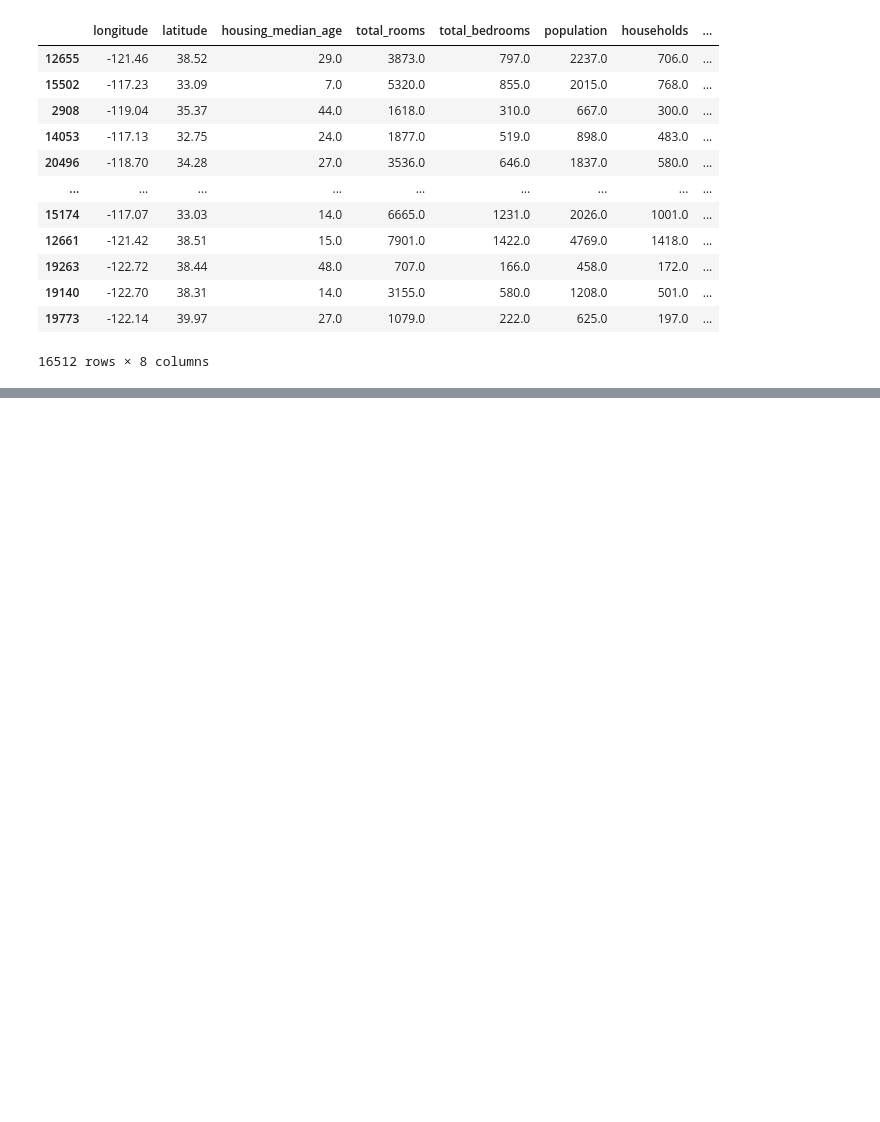
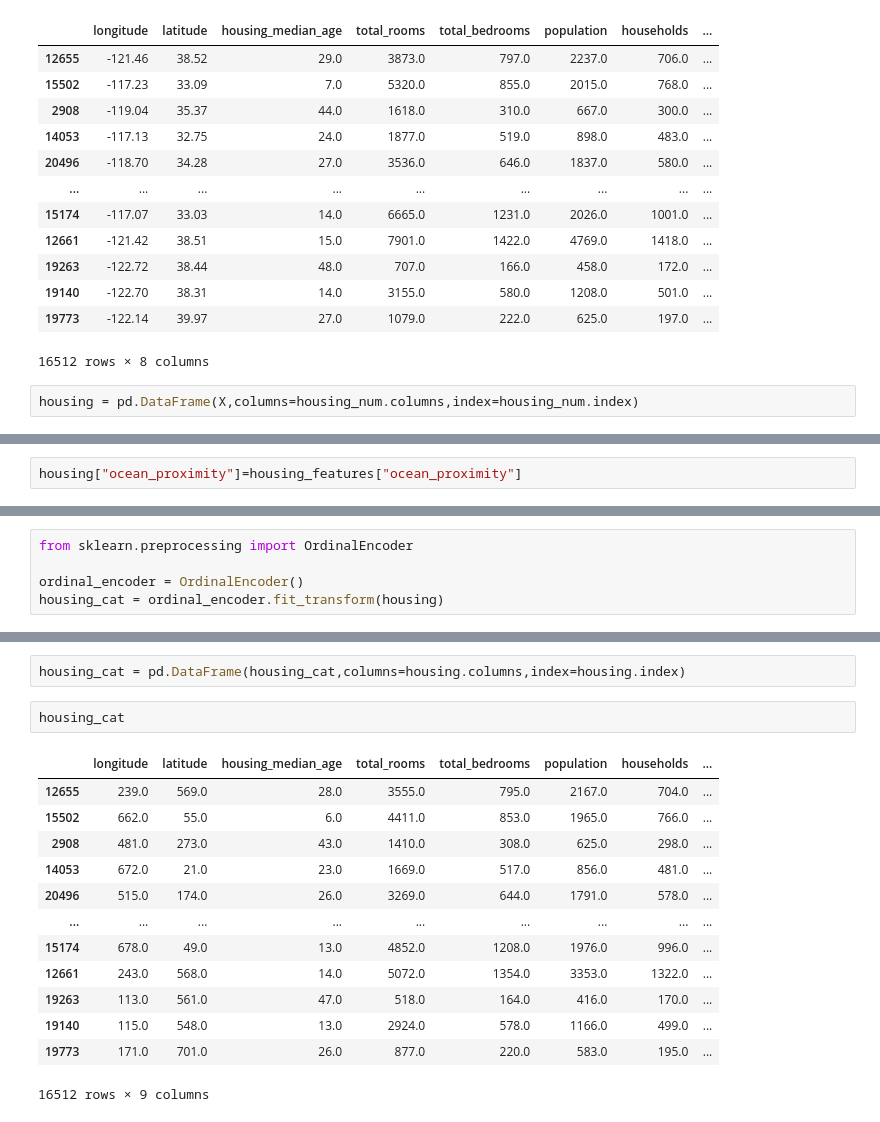
Before and after one commit to SankalpMakol016/ML-Projects, a Jupyter notebook: project1/main.ipynb, the cells around one changed output, grey strips where cells are left out. Saved outputs shown, nothing was run; the diff lists cells and outputs as text; blank space fills up the shorter version.

```diff
--- a/project1/main.ipynb
+++ b/project1/main.ipynb
@@ -209,3 +209,5 @@ housing_num
 | 19140 | -122.70 | 38.31 | 14.0 | 3155.0 | 580.0 | 1208.0 | 501.0 | ... |
 | 19773 | -122.14 | 39.97 | 27.0 | 1079.0 | 222.0 | 625.0 | 197.0 | ... |
 16512 rows × 8 columns
+# %%
+housing = pd.DataFrame(X,columns=housing_num.columns,index=housing_num.index)
@@ -211,0 +230,2 @@ housing_num
+# %%
+housing["ocean_proximity"]=housing_features["ocean_proximity"]
@@ -211,0 +252,5 @@ housing_num
+# %%
+from sklearn.preprocessing import OrdinalEncoder
+
+ordinal_encoder = OrdinalEncoder()
+housing_cat = ordinal_encoder.fit_transform(housing)
@@ -211,0 +273,18 @@ housing_num
+# %%
+housing_cat = pd.DataFrame(housing_cat,columns=housing.columns,index=housing.index)
+# %%
+housing_cat
+# %% [output]
+|  | longitude | latitude | housing_median_age | total_rooms | total_bedrooms | population | households | ... |
+| 12655 | 239.0 | 569.0 | 28.0 | 3555.0 | 795.0 | 2167.0 | 704.0 | ... |
+| 15502 | 662.0 | 55.0 | 6.0 | 4411.0 | 853.0 | 1965.0 | 766.0 | ... |
+| 2908 | 481.0 | 273.0 | 43.0 | 1410.0 | 308.0 | 625.0 | 298.0 | ... |
+| 14053 | 672.0 | 21.0 | 23.0 | 1669.0 | 517.0 | 856.0 | 481.0 | ... |
+| 20496 | 515.0 | 174.0 | 26.0 | 3269.0 | 644.0 | 1791.0 | 578.0 | ... |
+| ... | ... | ... | ... | ... | ... | ... | ... | ... |
+| 15174 | 678.0 | 49.0 | 13.0 | 4852.0 | 1208.0 | 1976.0 | 996.0 | ... |
+| 12661 | 243.0 | 568.0 | 14.0 | 5072.0 | 1354.0 | 3353.0 | 1322.0 | ... |
+| 19263 | 113.0 | 561.0 | 47.0 | 518.0 | 164.0 | 416.0 | 170.0 | ... |
+| 19140 | 115.0 | 548.0 | 13.0 | 2924.0 | 578.0 | 1166.0 | 499.0 | ... |
+| 19773 | 171.0 | 701.0 | 26.0 | 877.0 | 220.0 | 583.0 | 195.0 | ... |
+16512 rows × 9 columns
```
Also changed, not shown: parts of 12 cells of this notebook.
